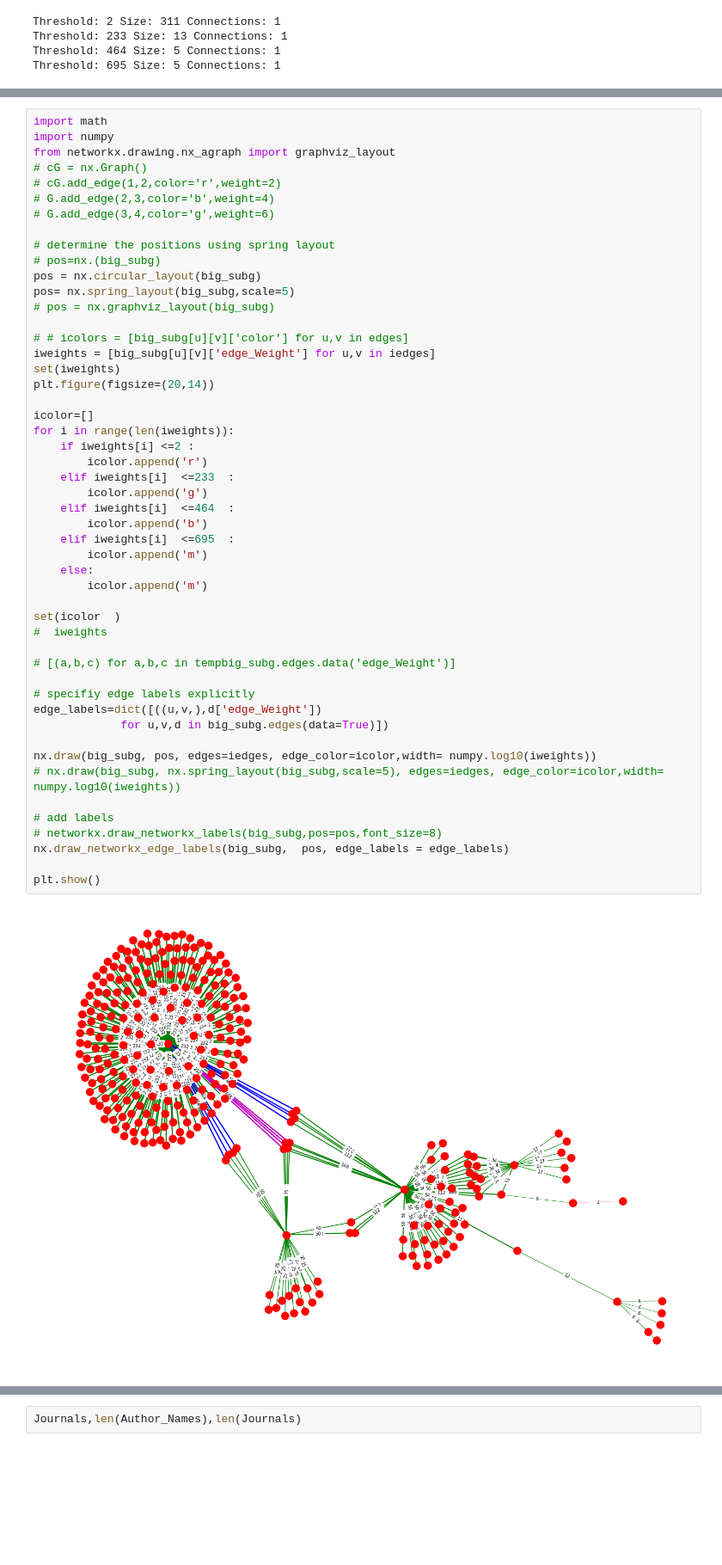
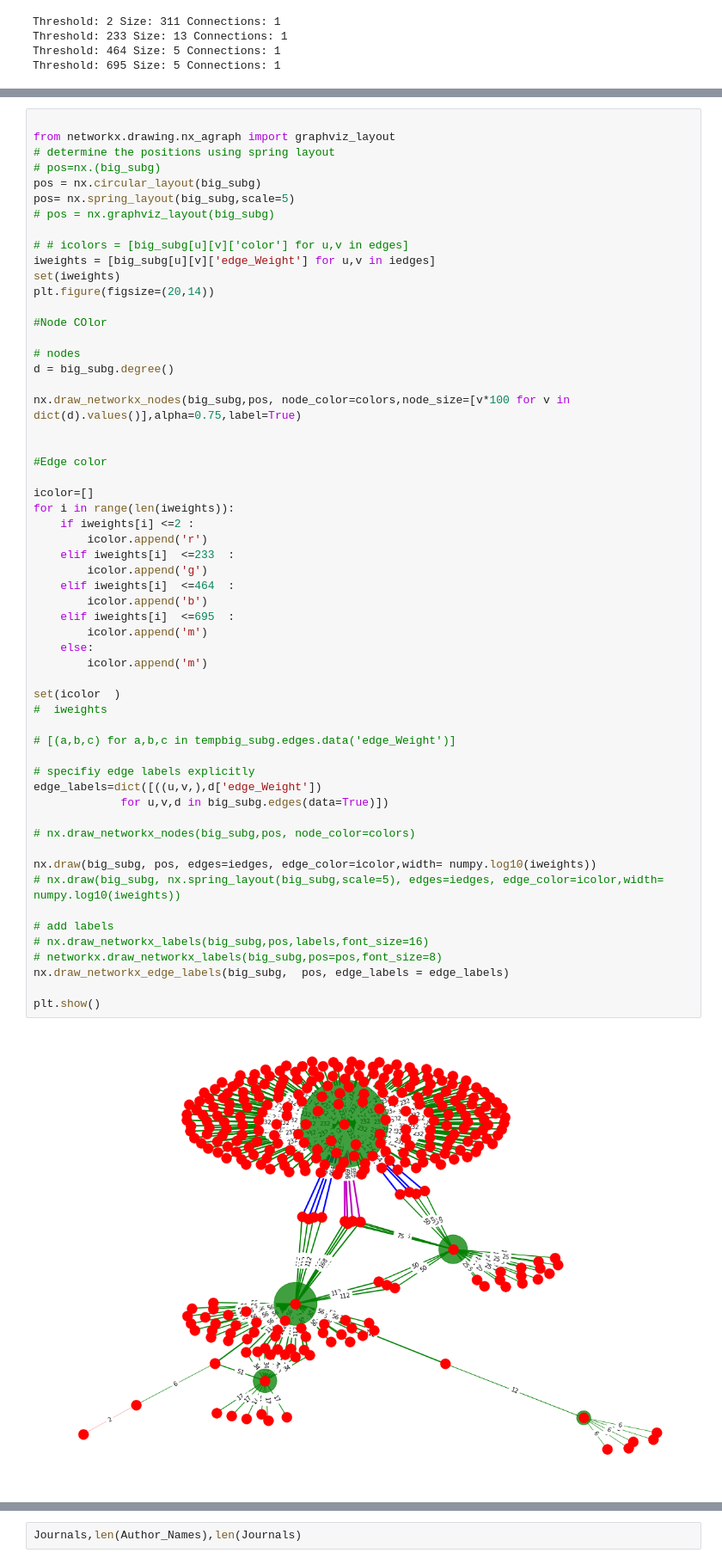
Before and after one commit to Rajwantmishra/620Group, a Jupyter notebook: Project2-26Jun/DATA_620_Project_2.ipynb, the cells around one changed output, grey strips where cells are left out. Shown at 86% size. Drawn from its saved outputs; the diff is of its cells as text; blank space fills up the shorter version.

```diff
--- a/Project2-26Jun/DATA_620_Project_2.ipynb
+++ b/Project2-26Jun/DATA_620_Project_2.ipynb
@@ -735,12 +767,6 @@ EdgeDataView([('Marriner, John P.', 'The Astrophysical Journal Supplement Series
 # %%
-import math
-import numpy
+
 from networkx.drawing.nx_agraph import graphviz_layout
-# cG = nx.Graph()
-# cG.add_edge(1,2,color='r',weight=2)
-# G.add_edge(2,3,color='b',weight=4)
-# G.add_edge(3,4,color='g',weight=6)
-
 # determine the positions using spring layout
 # pos=nx.(big_subg)
 pos = nx.circular_layout(big_subg)
@@ -751,36 +777,49 @@ pos= nx.spring_layout(big_subg,scale=5)
 iweights = [big_subg[u][v]['edge_Weight'] for u,v in iedges]
 set(iweights)
 plt.figure(figsize=(20,14))
+
+#Node COlor
+
+# nodes
+d = big_subg.degree()
+
+nx.draw_networkx_nodes(big_subg,pos, node_color=colors,node_size=[v*100 for v in dict(d).values()],alpha=0.75,label=True)
+
+
+#Edge color
 
 icolor=[]
 for i in range(len(iweights)):
     if iweights[i] <=2 :
         icolor.append('r')
     elif iweights[i]  <=233  :
         icolor.append('g')
     elif iweights[i]  <=464  :
         icolor.append('b')
     elif iweights[i]  <=695  :
         icolor.append('m')
     else:
         icolor.append('m')
 
 set(icolor  )
 #  iweights
 
 # [(a,b,c) for a,b,c in tempbig_subg.edges.data('edge_Weight')]
 
 # specifiy edge labels explicitly
 edge_labels=dict([((u,v,),d['edge_Weight'])
              for u,v,d in big_subg.edges(data=True)])
 
+# nx.draw_networkx_nodes(big_subg,pos, node_color=colors)
+
 nx.draw(big_subg, pos, edges=iedges, edge_color=icolor,width= numpy.log10(iweights))
 # nx.draw(big_subg, nx.spring_layout(big_subg,scale=5), edges=iedges, edge_color=icolor,width= numpy.log10(iweights))
 
 # add labels
+# nx.draw_networkx_labels(big_subg,pos,labels,font_size=16)
 # networkx.draw_networkx_labels(big_subg,pos=pos,font_size=8)
 nx.draw_networkx_edge_labels(big_subg,  pos, edge_labels = edge_labels)
 
 plt.show()
 # %% [output]
-[figure, old version]
+[figure, new version]
```
Also changed, not shown: parts of 120 cells of this notebook, 5 other files.
